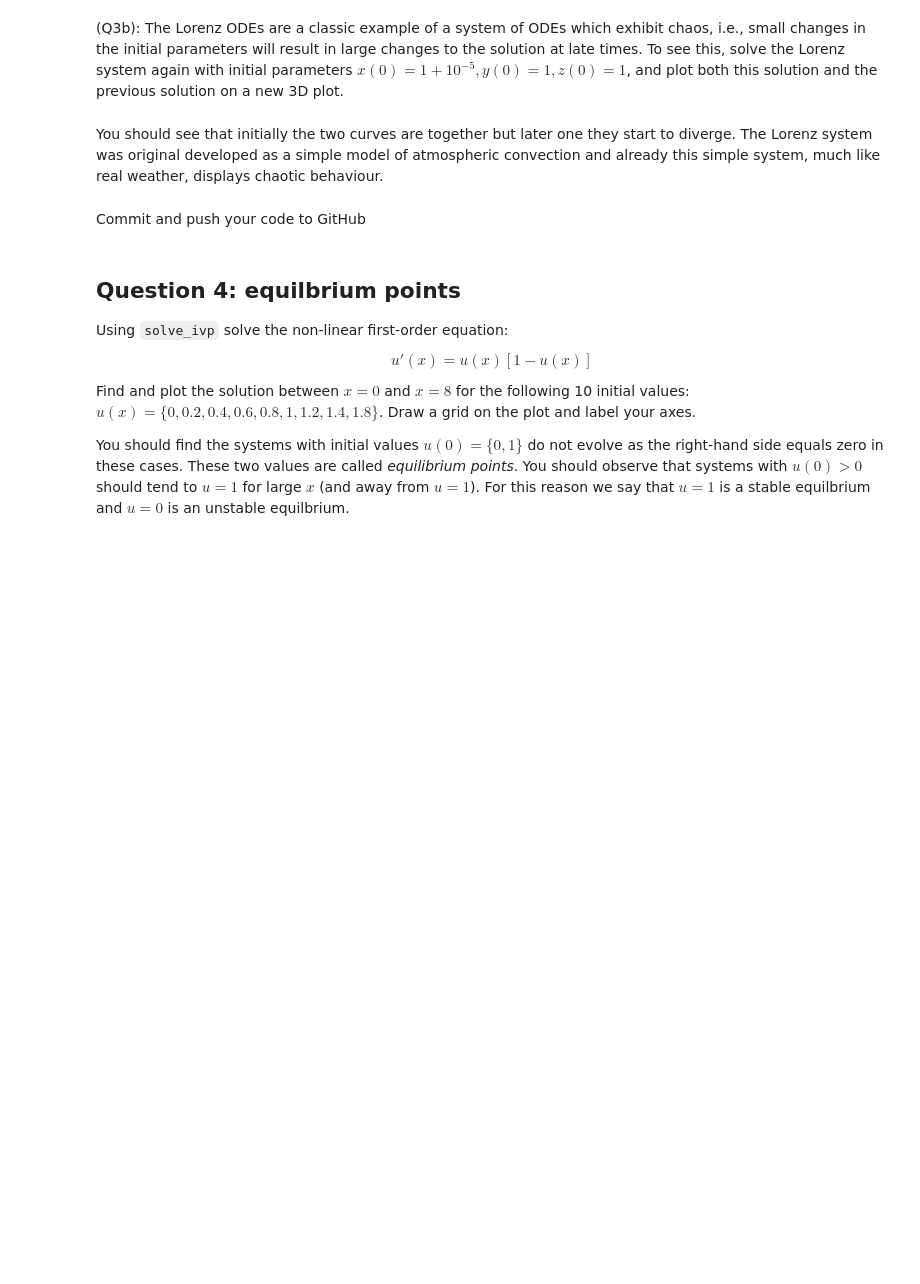
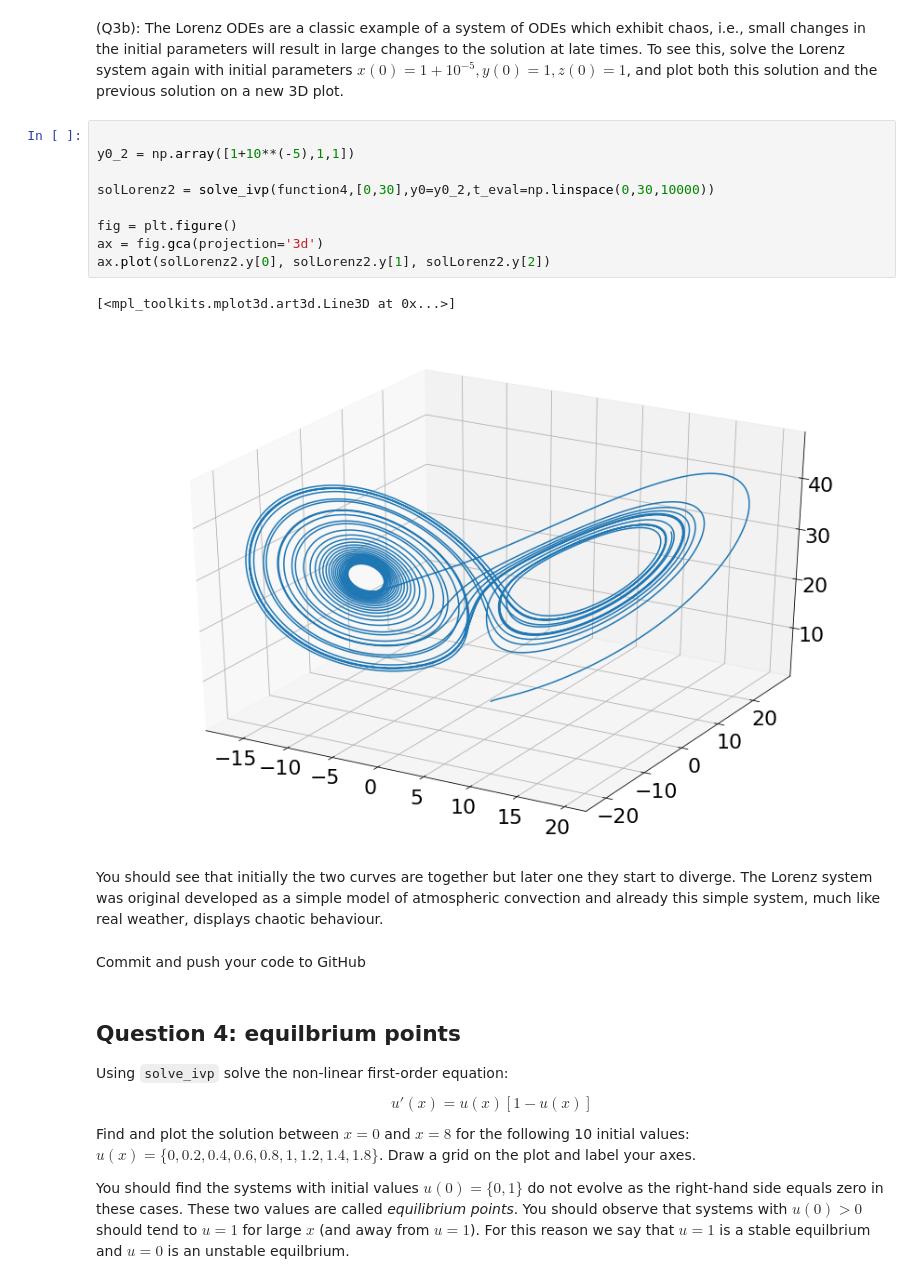
Before and after one commit to Padraig-Ryan/ACM20030-Assignments, a Jupyter notebook: Assignment-3.ipynb, the cells around one changed output. Drawn from its saved outputs; the diff is of its cells as text; blank space fills up the shorter version.

```diff
--- a/Assignment-3.ipynb
+++ b/Assignment-3.ipynb
@@ -350,5 +367,17 @@ Assign your solution to a variable called `solLorenz` and use the following code
 # %% [markdown]
 (Q3b): The Lorenz ODEs are a classic example of a system of ODEs which exhibit chaos, i.e., small changes in the initial parameters will result in large changes to the solution at late times. To see this, solve the Lorenz system again with initial parameters $x(0) = 1 + 10^{-5}, y(0) = 1, z(0) = 1$, and plot both this solution and the previous solution on a new 3D plot.
+# %%
+
+y0_2 = np.array([1+10**(-5),1,1])
+
+solLorenz2 = solve_ivp(function4,[0,30],y0=y0_2,t_eval=np.linspace(0,30,10000))
+
+fig = plt.figure()
+ax = fig.gca(projection='3d')
+ax.plot(solLorenz2.y[0], solLorenz2.y[1], solLorenz2.y[2])
+# %% [output]
+[<mpl_toolkits.mplot3d.art3d.Line3D at 0x...>]
+[figure, added]
 # %% [markdown]
 You should see that initially the two curves are together but later one they start to diverge. The Lorenz system was original developed as a simple model of atmospheric convection and already this simple system, much like real weather, displays chaotic behaviour.
 # %% [markdown]
```
Also changed, not shown: parts of 4 cells of this notebook.
